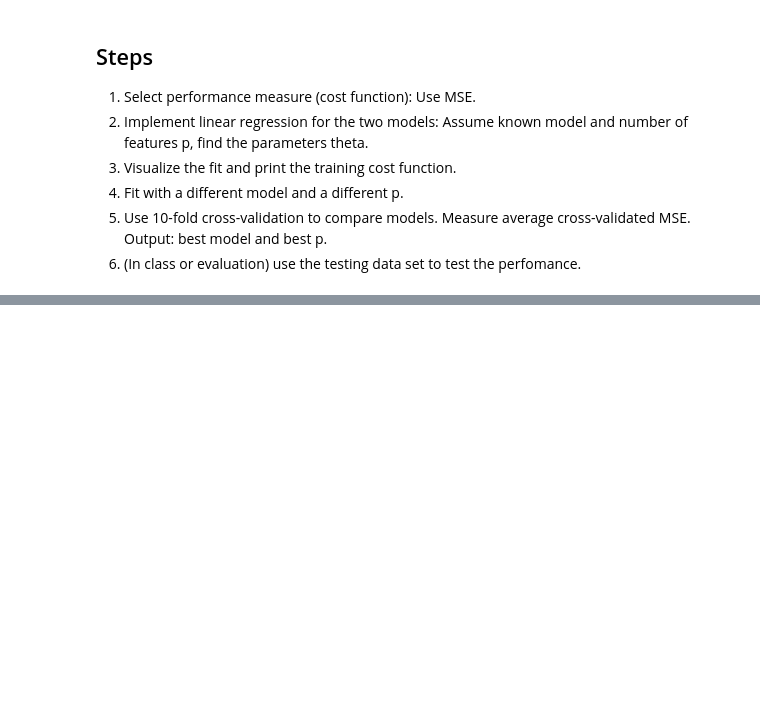
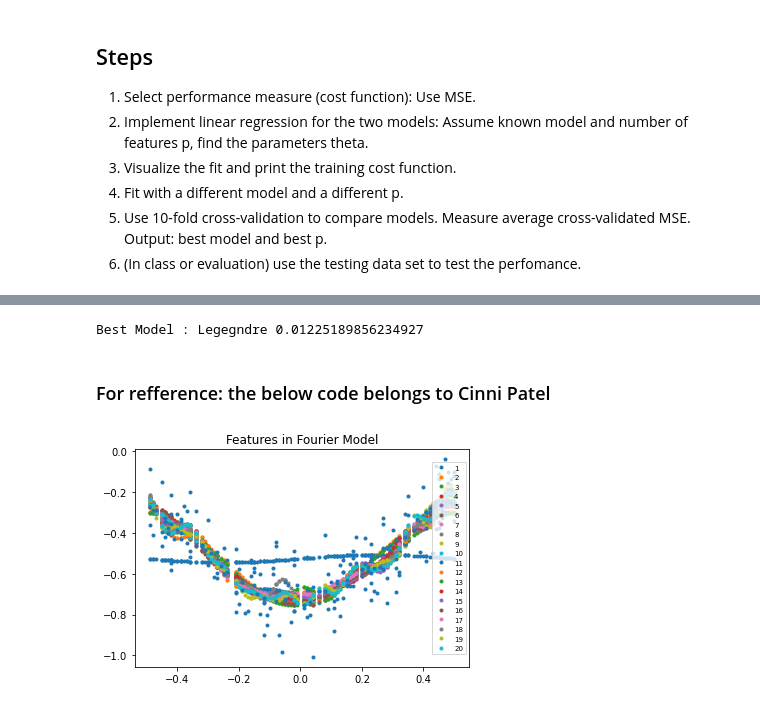
Before and after one commit to borovkk/RegressionProject, a Jupyter notebook: Assign-2_RegressionProject.ipynb, the cells around one changed output, grey strips where cells are left out. Cells and saved outputs as stored; diff of their text form; code cells hidden in the pictures; blank space fills up the shorter version.

```diff
--- a/Assign-2_RegressionProject.ipynb
+++ b/Assign-2_RegressionProject.ipynb
@@ -307,0 +322,10 @@ print(X_test.shape, y_test.shape)
+# %%
+#inspired by Cinny Patel
+if(fourier_option < legendre_option):
+    print("Best Model : Fourier",fourier_option)
+else:
+    print("Best Model : Legegndre", legendre_option)
+# %% [output]
+Best Model : Legegndre 0.01225189856234927
+# %% [markdown]
+### For refference: the below code belongs to Cinni Patel
@@ -307,0 +343,41 @@ print(X_test.shape, y_test.shape)
+# %%
+def find_ground_truth(feature,p):
+    n=200
+    nfolds=10
+    mse_val = 0
+    mse_val_total = 0
+    arr_mse = [];#what does this mean?
+    dict = {};
+    for j in range(1,p+1): #why p+1?
+        mse_val = 0;
+        for i in range(nfolds):
+            X = feature(t,j+1) #why j+1?
+
+            split = np.random.rand(n) < 0.1 #why 0.1, 10%?
+
+            X_train= X[:,~split]
+            y_train=y[~split]
+
+            X_test=X[:,split]
+            y_test=y[split]
+
+            theta_hat=np.linalg.inv(X_train @ X_train.T) @ X_train @ y_train  # fit
+            y_predict = theta_hat @ X_test
+
+            mse_val += ((y_test - y_predict)**2).mean()  # cost function
+
+        mse_val_total = mse_val/nfolds;
+        dict.update({mse_val_total:j})
+        arr_mse.append(mse_val_total);
+
+        plt.plot(t,theta_hat @ X, '.',label=str(j))
+        plt.legend(fontsize=7, loc="center right")
+    return arr_mse,dict
+# %%
+fourier_mse,fourier_dict = find_ground_truth(fourier,20)
+fourier_min_mse=min(fourier_mse);
+plt.plot(t, y, '.')
+plt.title("Features in Fourier Model")
+plt.show()
+# %% [output]
+[figure, added]
```
Also changed, not shown: parts of 12 cells of this notebook, 1 other file.
